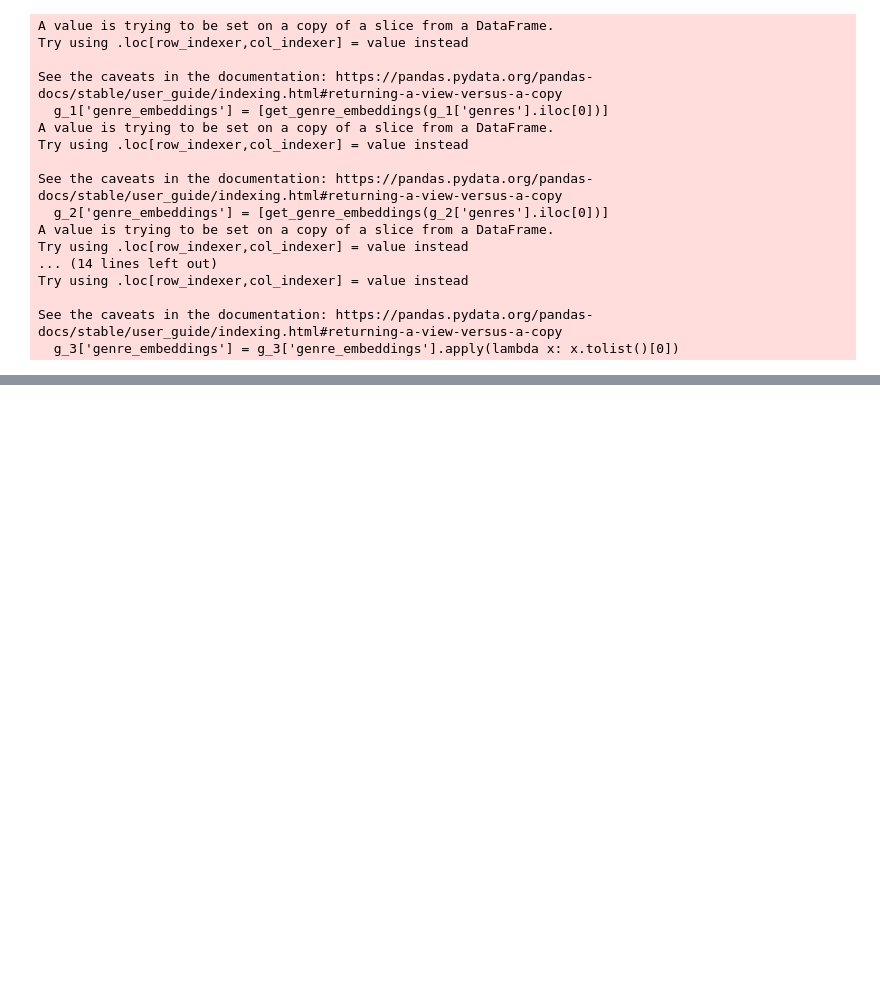
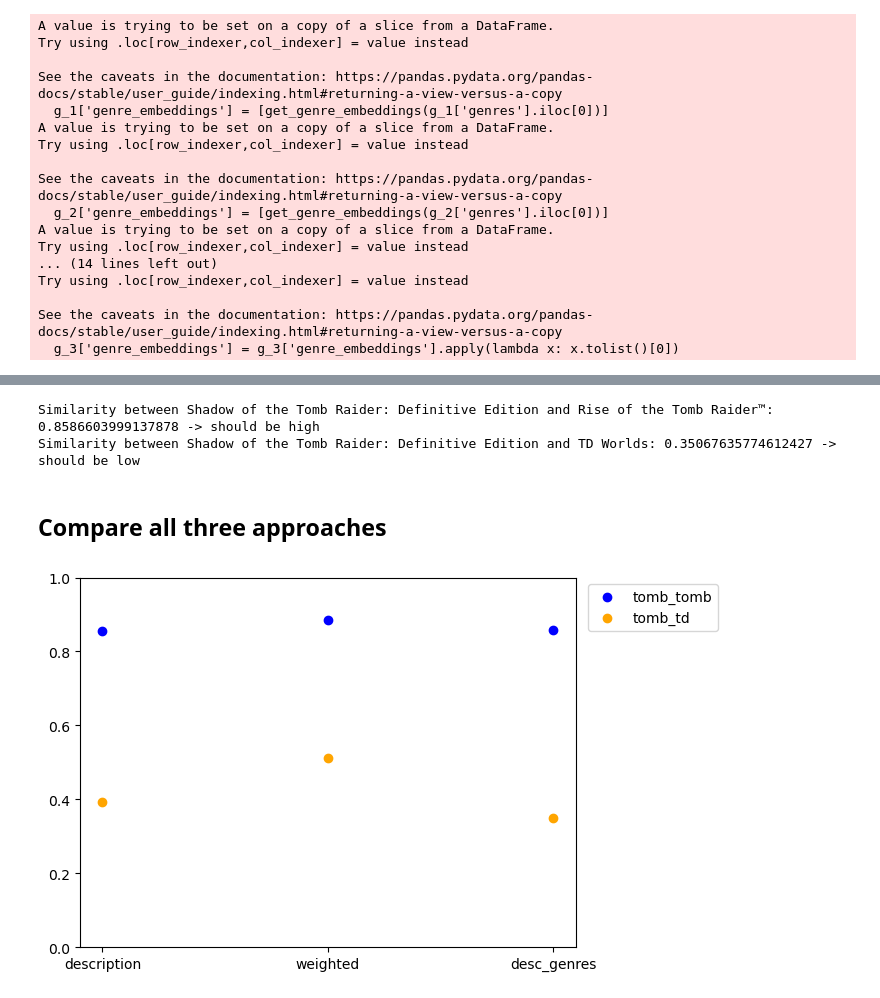
Before and after one commit to V8-Luky/dspro1, a Jupyter notebook: similarity_combination_exploration.ipynb, the cells around one changed output, grey strips where cells are left out. Drawn from its saved outputs; the diff is of its cells as text; code cells hidden in the pictures; blank space fills up the shorter version.

```diff
--- a/similarity_combination_exploration.ipynb
+++ b/similarity_combination_exploration.ipynb
@@ -254,0 +268,3 @@ array=[ 1.75055377e-02  5.56283779e-02 -1.94122698e-02  2.07415745e-02
+# %%
+games_3 = process_games_data(SOURCE)
+games_3
@@ -254,0 +285,3 @@ array=[ 1.75055377e-02  5.56283779e-02 -1.94122698e-02  2.07415745e-02
+# %%
+games_3['desc_genres'] = games_3['genres'] + '. ' +games_3['description']
+games_3
@@ -254,0 +302,10 @@ array=[ 1.75055377e-02  5.56283779e-02 -1.94122698e-02  2.07415745e-02
+# %%
+#Embed desc_genres with sbert
+model = SentenceTransformer("all-mpnet-base-v2")
+g_1 = games_3[games_3["id"] == 849177]
+g_2 = games_3[games_3["id"] == 391220]
+g_3 = games_3[games_3["id"] == 1659180]
+g_1['desc_genres_embeddings'] = [model.encode(g_1['desc_genres'].iloc[0]).tolist()]
+g_2['desc_genres_embeddings'] = [model.encode(g_2['desc_genres'].iloc[0]).tolist()]
+g_3['desc_genres_embeddings'] = [model.encode(g_3['desc_genres'].iloc[0]).tolist()]
+g_1
@@ -254,0 +330,31 @@ array=[ 1.75055377e-02  5.56283779e-02 -1.94122698e-02  2.07415745e-02
+# %%
+desc_gen_sim_1_2 = model.similarity(g_1['desc_genres_embeddings'].values[0], g_2['desc_genres_embeddings'].values[0])
+desc_gen_sim_1_3 = model.similarity(g_1['desc_genres_embeddings'].values[0], g_3['desc_genres_embeddings'].values[0])
+print(f"Similarity between {g_1['name'].values[0]} and {g_2['name'].values[0]}: {desc_gen_sim_1_2[0][0]} -> should be high")
+print(f"Similarity between {g_1['name'].values[0]} and {g_3['name'].values[0]}: {desc_gen_sim_1_3[0][0]} -> should be low")
+# %% [output]
+Similarity between Shadow of the Tomb Raider: Definitive Edition and Rise of the Tomb Raider™: 0.8586603999137878 -> should be high
+Similarity between Shadow of the Tomb Raider: Definitive Edition and TD Worlds: 0.35067635774612427 -> should be low
+# %% [markdown]
+## Compare all three approaches
+# %%
+similarities = {
+    'description': [desc_sim_1_2[0][0], desc_sim_1_3[0][0]],
+    'weighted': [weighted_sim_1_2[0][0], weighted_sim_1_3[0][0]],
+    'desc_genres': [desc_gen_sim_1_2[0][0], desc_gen_sim_1_3[0][0]]
+}
+
+fig, ax = plt.subplots()
+
+for i, (name, values) in enumerate(similarities.items()):
+    ax.scatter(i, values[0], color='blue', label='tomb_tomb' if i == 0 else "")
+    ax.scatter(i, values[1], color='orange', label='tomb_td' if i == 0 else "")
+
+# Set x-ticks and labels
+ax.set_xticks(range(len(similarities)))
+ax.set_xticklabels(similarities.keys())
+ax.set_ylim(0, 1)
+ax.legend(bbox_to_anchor=(1.01, 1))
+plt.show()
+# %% [output]
+[figure, added]
```
Also changed, not shown: parts of 14 cells of this notebook.
